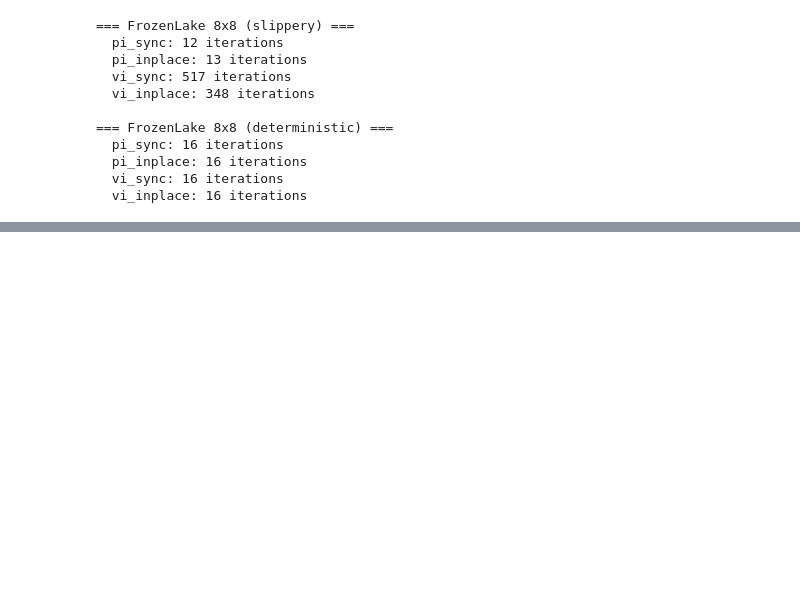
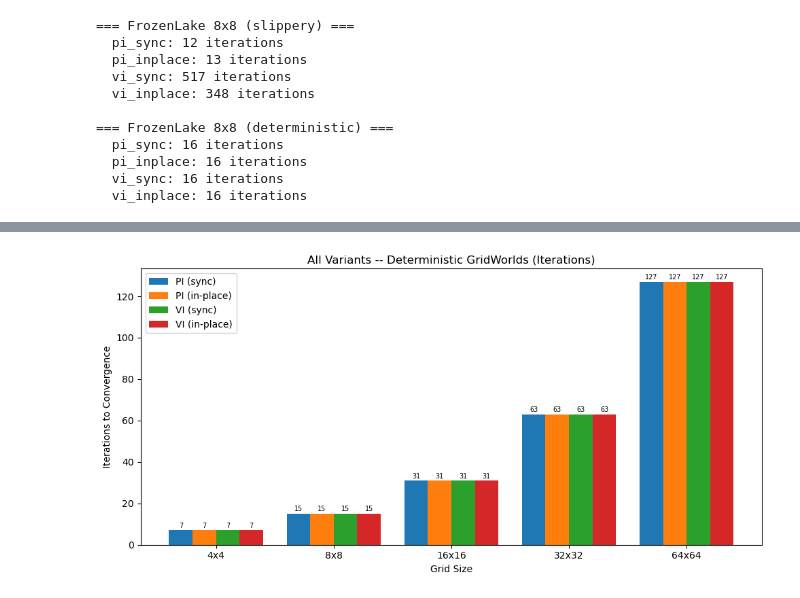
Before and after one commit to craig-rudman/MSDS684, a Jupyter notebook: W2/notebook/Lab 2 development.ipynb, the cells around one changed output, grey strips where cells are left out. Cells and saved outputs as stored; diff of their text form; code cells hidden in the pictures; blank space fills up the shorter version.

```diff
--- a/W2/notebook/Lab 2 development.ipynb
+++ b/W2/notebook/Lab 2 development.ipynb
@@ -395,3 +398,23 @@ print("Saved img/policy_contact_sheet.png")
 # %% [output]
 [figure]
 Saved img/policy_contact_sheet.png
+# %%
+# Post-processing: tile value function PNGs into a contact sheet
+from PIL import Image
+import glob
+
+paths = sorted(glob.glob("../img/value_function_iter_*.png"))
+imgs = [Image.open(p) for p in paths]
+n = len(imgs)
+cols = min(n, 4)
+rows = (n + cols - 1) // cols
+
+w, h = imgs[0].size
+sheet = Image.new("RGB", (cols * w, rows * h), "white")
+
+for i, img in enumerate(imgs):
+    r, c = divmod(i, cols)
+    sheet.paste(img, (c * w, r * h))
+
+sheet.save("../img/value_function_contact_sheet.png")
+print(f"Saved img/value_function_contact_sheet.png ({rows}x{cols} grid)")
@@ -668,0 +701,42 @@ difference is negligible, but it widens with grid size and stochasticity.
+# %%
+# TODO: Combined iterations -- all variants, deterministic
+import matplotlib.pyplot as plt
+import numpy as np
+
+sizes = [4, 8, 16, 32, 64]
+labels = [f"{sz}x{sz}" for sz in sizes]
+x = np.arange(len(sizes))
+width = 0.2
+
+variants = [
+    ("PI (sync)",     "pi_sync"),
+    ("PI (in-place)", "pi_inplace"),
+    ("VI (sync)",     "vi_sync"),
+    ("VI (in-place)", "vi_inplace"),
+]
+
+fig, ax = plt.subplots(figsize=(10, 5))
+for idx, (label, variant) in enumerate(variants):
+    iters = [
+        next(r["iterations"] for r in table
+             if r["experiment"] == f"det_{sz}x{sz}" and r["variant"] == variant)
+        for sz in sizes
+    ]
+    offset = (idx - 1.5) * width
+    bars = ax.bar(x + offset, iters, width, label=label)
+    for bar in bars:
+        h = bar.get_height()
+        ax.text(bar.get_x() + bar.get_width() / 2, h + 0.5,
+                str(int(h)), ha="center", va="bottom", fontsize=7)
+
+ax.set_xticks(x)
+ax.set_xticklabels(labels)
+ax.set_xlabel("Grid Size")
+ax.set_ylabel("Iterations to Convergence")
+ax.set_title("All Variants -- Deterministic GridWorlds (Iterations)")
+ax.legend()
+fig.tight_layout()
+fig.savefig("../img/all_variants_iterations_deterministic.png", dpi=150)
+plt.show()
+# %% [output]
+[figure, added]
```
Also changed, not shown: parts of 12 cells of this notebook, 9 other files.
